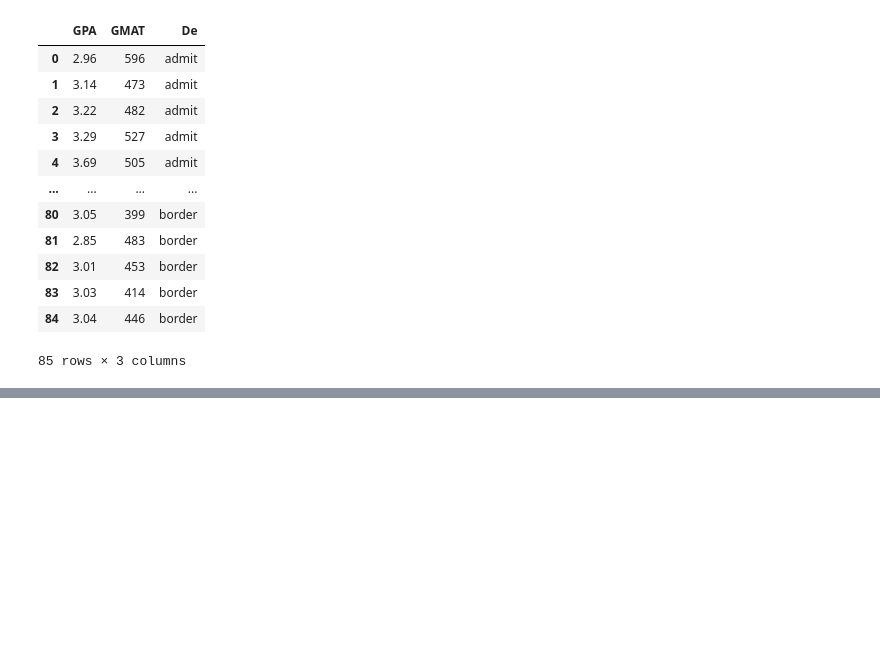
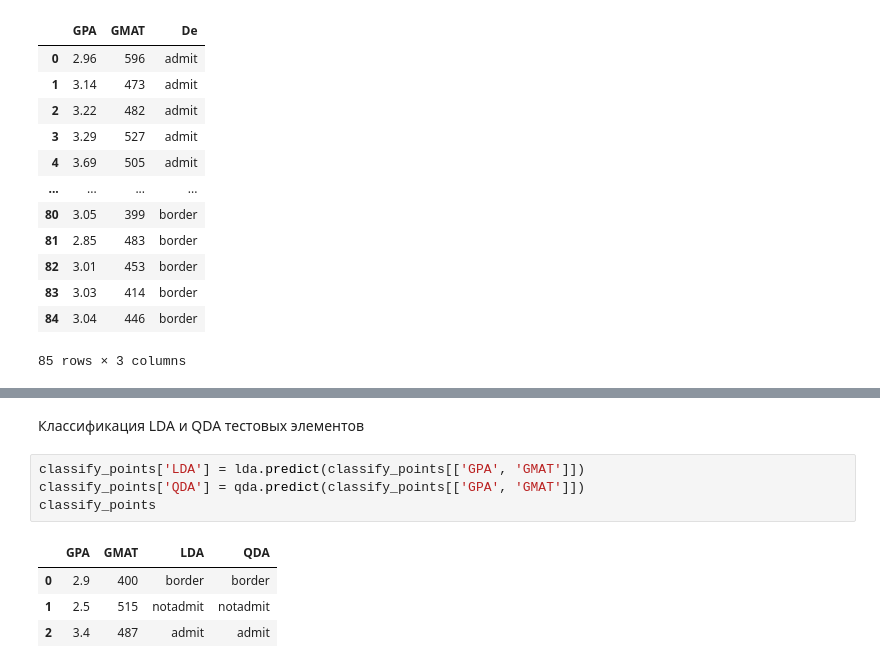
Before and after one commit to VitasVital/Bachelor_course, a Jupyter notebook: Maga2Sem/Data analysis/Task DA3/Gusev V.E. 09-235 DA3.ipynb, the cells around one changed output, grey strips where cells are left out. Cells and saved outputs as stored; diff of their text form; blank space fills up the shorter version.

```diff
--- a/Maga2Sem/Data analysis/Task DA3/Gusev V.E. 09-235 DA3.ipynb
+++ b/Maga2Sem/Data analysis/Task DA3/Gusev V.E. 09-235 DA3.ipynb
@@ -120,0 +248,11 @@ classify_points
+# %% [markdown]
+Классификация LDA и QDA тестовых элементов
+# %%
+classify_points['LDA'] = lda.predict(classify_points[['GPA', 'GMAT']])
+classify_points['QDA'] = qda.predict(classify_points[['GPA', 'GMAT']])
+classify_points
+# %% [output]
+|  | GPA | GMAT | LDA | QDA |
+| 0 | 2.9 | 400 | border | border |
+| 1 | 2.5 | 515 | notadmit | notadmit |
+| 2 | 3.4 | 487 | admit | admit |
```
Also changed, not shown: parts of 15 cells of this notebook.
